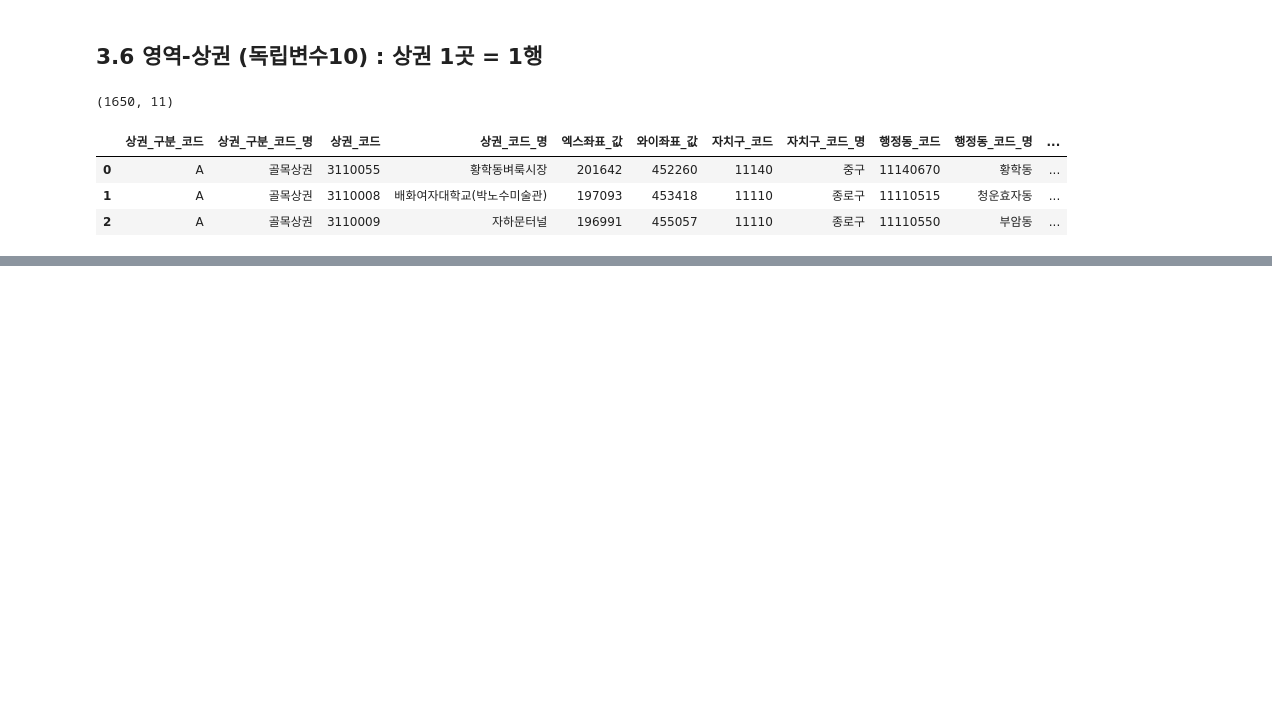
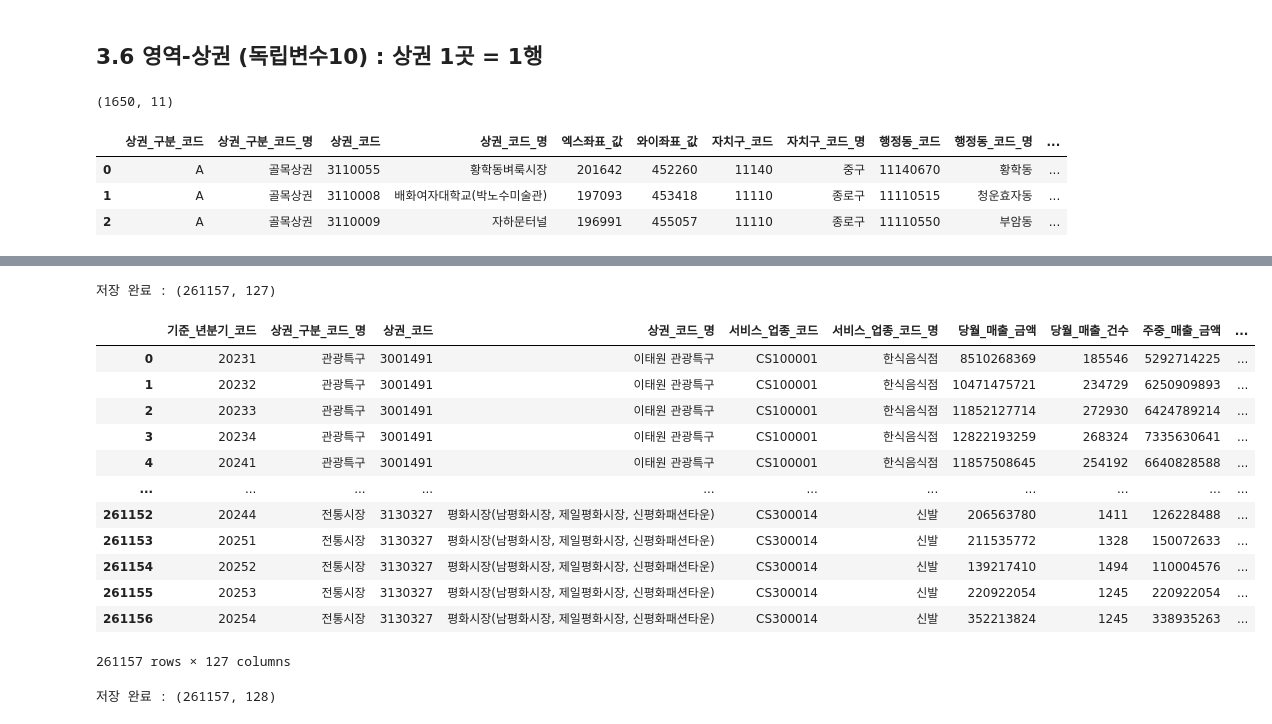
Before and after one commit to jack8704/1stProjectTeam2, a Jupyter notebook: 데이터 확인 및 데이터 연결과 지도 시각화.ipynb, the cells around one changed output, grey strips where cells are left out. Cells and saved outputs as stored; diff of their text form; code cells hidden in the pictures; blank space fills up the shorter version.

```diff
--- a/데이터 확인 및 데이터 연결과 지도 시각화.ipynb
+++ b/데이터 확인 및 데이터 연결과 지도 시각화.ipynb
@@ -357,0 +608,7 @@ area.head(3)
+# %%
+res_bg2 = res_bg.rename(columns={'상권배후지_코드':'상권_코드',
+                                 '총_상주인구_수':'배후지_총_상주인구_수',
+                                 '총_가구_수':'배후지_총_가구_수'})
+res_bg2 = res_bg2[['기준_년분기_코드','상권_코드','배후지_총_상주인구_수','배후지_총_가구_수']]
+dataset = dataset.merge(res_bg2, on=key2, how='left')
+dataset.shape
@@ -357,0 +720,20 @@ area.head(3)
+# %%
+os.makedirs(DATA_DIR + 'processed', exist_ok=True)
+store.to_csv(DATA_DIR + 'processed/label_source.csv', index=False, encoding='utf-8-sig')
+dataset.to_csv(DATA_DIR + 'processed/dataset_상권_업종_분기.csv', index=False, encoding='utf-8-sig')
+print('저장 완료 :', dataset.shape)
+# %% [output]
+저장 완료 : (261157, 127)
+|  | 기준_년분기_코드 | 상권_구분_코드_명 | 상권_코드 | 상권_코드_명 | 서비스_업종_코드 | 서비스_업종_코드_명 | 당월_매출_금액 | 당월_매출_건수 | 주중_매출_금액 | ... |
+| 0 | 20231 | 관광특구 | 3001491 | 이태원 관광특구 | CS100001 | 한식음식점 | 8510268369 | 185546 | 5292714225 | ... |
+| 1 | 20232 | 관광특구 | 3001491 | 이태원 관광특구 | CS100001 | 한식음식점 | 10471475721 | 234729 | 6250909893 | ... |
+| 2 | 20233 | 관광특구 | 3001491 | 이태원 관광특구 | CS100001 | 한식음식점 | 11852127714 | 272930 | 6424789214 | ... |
+| 3 | 20234 | 관광특구 | 3001491 | 이태원 관광특구 | CS100001 | 한식음식점 | 12822193259 | 268324 | 7335630641 | ... |
+| 4 | 20241 | 관광특구 | 3001491 | 이태원 관광특구 | CS100001 | 한식음식점 | 11857508645 | 254192 | 6640828588 | ... |
+| ... | ... | ... | ... | ... | ... | ... | ... | ... | ... | ... |
+| 261152 | 20244 | 전통시장 | 3130327 | 평화시장(남평화시장, 제일평화시장, 신평화패션타운) | CS300014 | 신발 | 206563780 | 1411 | 126228488 | ... |
+| 261153 | 20251 | 전통시장 | 3130327 | 평화시장(남평화시장, 제일평화시장, 신평화패션타운) | CS300014 | 신발 | 211535772 | 1328 | 150072633 | ... |
+| 261154 | 20252 | 전통시장 | 3130327 | 평화시장(남평화시장, 제일평화시장, 신평화패션타운) | CS300014 | 신발 | 139217410 | 1494 | 110004576 | ... |
+| 261155 | 20253 | 전통시장 | 3130327 | 평화시장(남평화시장, 제일평화시장, 신평화패션타운) | CS300014 | 신발 | 220922054 | 1245 | 220922054 | ... |
+| 261156 | 20254 | 전통시장 | 3130327 | 평화시장(남평화시장, 제일평화시장, 신평화패션타운) | CS300014 | 신발 | 352213824 | 1245 | 338935263 | ... |
+261157 rows × 127 columns
@@ -357,0 +743,7 @@ area.head(3)
+# %%
+os.makedirs(DATA_DIR + 'processed', exist_ok=True)
+store.to_csv(DATA_DIR + 'processed/label_source.csv', index=False, encoding='utf-8-sig')
+dataset.to_csv(DATA_DIR + 'processed/dataset_상권_업종_분기.csv', index=False, encoding='utf-8-sig')
+print('저장 완료 :', dataset.shape)
+# %% [output]
+저장 완료 : (261157, 128)
```
Also changed, not shown: parts of 48 cells of this notebook, 3 other files.
